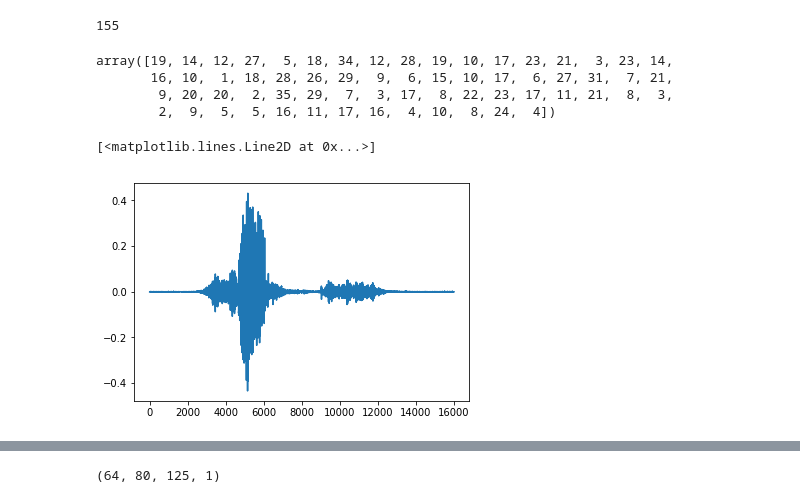
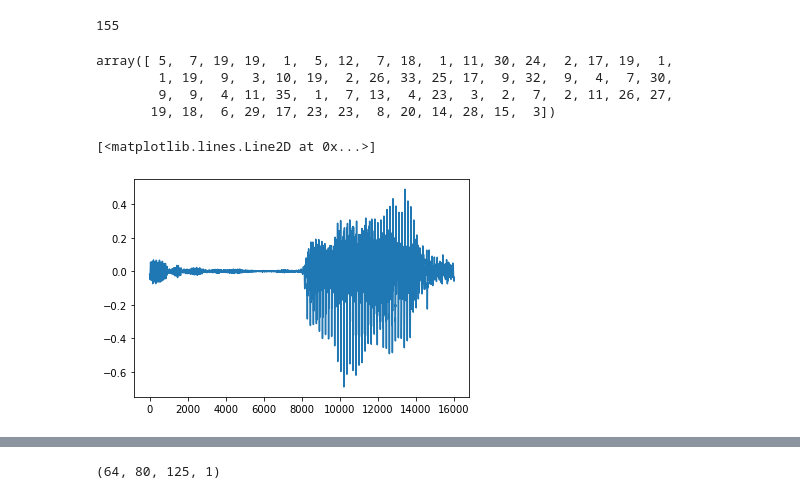
Before and after one commit to douglas125/SpeechCmdRecognition, a Jupyter notebook: Speech_Recog_Demo.ipynb, the cells around one changed output, grey strips where cells are left out. Cells and saved outputs as stored; diff of their text form; code cells hidden in the pictures.

```diff
--- a/Speech_Recog_Demo.ipynb
+++ b/Speech_Recog_Demo.ipynb
@@ -95,19 +96,19 @@ valGen.__len__()
 # %% [output]
 155
 # %%
-audios, classes = valGen.__getitem__(6)
+audios, classes = valGen.__getitem__(5)
 classes
 # %% [output]
-array([19, 14, 12, 27,  5, 18, 34, 12, 28, 19, 10, 17, 23, 21,  3, 23, 14,
-       16, 10,  1, 18, 28, 26, 29,  9,  6, 15, 10, 17,  6, 27, 31,  7, 21,
-        9, 20, 20,  2, 35, 29,  7,  3, 17,  8, 22, 23, 17, 11, 21,  8,  3,
-        2,  9,  5,  5, 16, 11, 17, 16,  4, 10,  8, 24,  4])
+array([ 5,  7, 19, 19,  1,  5, 12,  7, 18,  1, 11, 30, 24,  2, 17, 19,  1,
+        1, 19,  9,  3, 10, 19,  2, 26, 33, 25, 17,  9, 32,  9,  4,  7, 30,
+        9,  9,  4, 11, 35,  1,  7, 13,  4, 23,  3,  2,  7,  2, 11, 26, 27,
+       19, 18,  6, 29, 17, 23, 23,  8, 20, 14, 28, 15,  3])
 # %%
-librosa.output.write_wav('file.wav', audios[5], sr, norm=False)
-plt.plot(audios[5])
+librosa.output.write_wav('file.wav', audios[4], sr, norm=False)
+plt.plot(audios[4])
 # %% [output]
 [<matplotlib.lines.Line2D at 0x...>]
-[figure, old version]
+[figure, new version]
 # %%
 from keras.models import Sequential
 from kapre.time_frequency import Melspectrogram, Spectrogram
```
Also changed, not shown: parts of 37 cells of this notebook, 1 other file.
